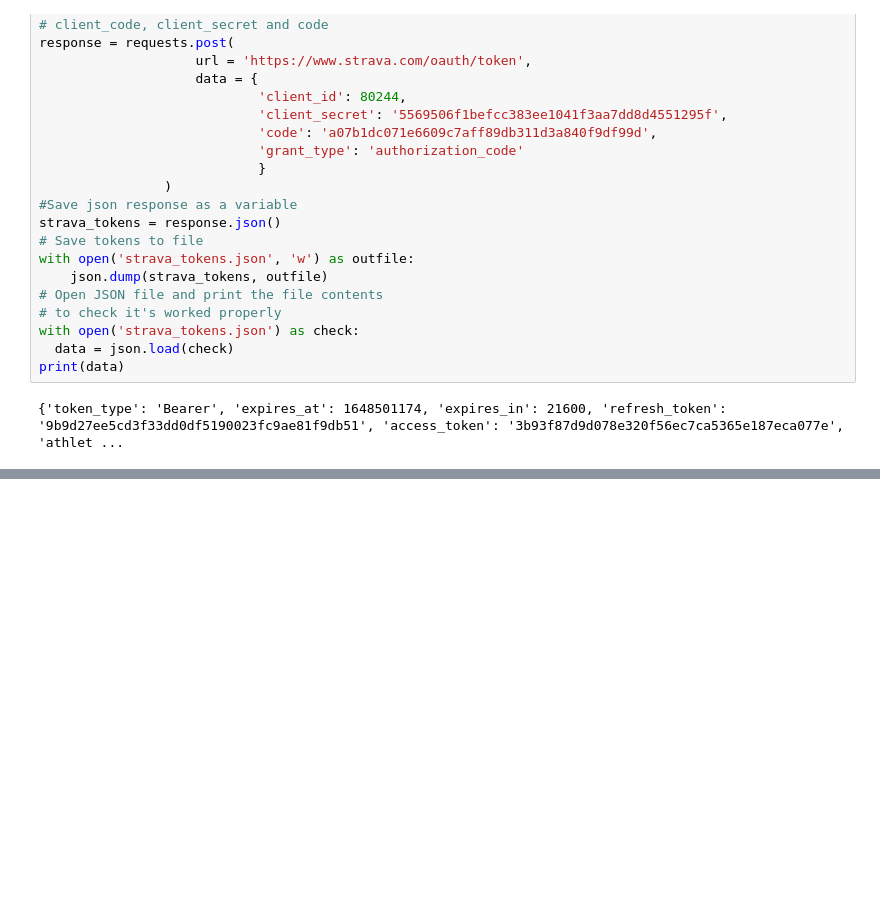
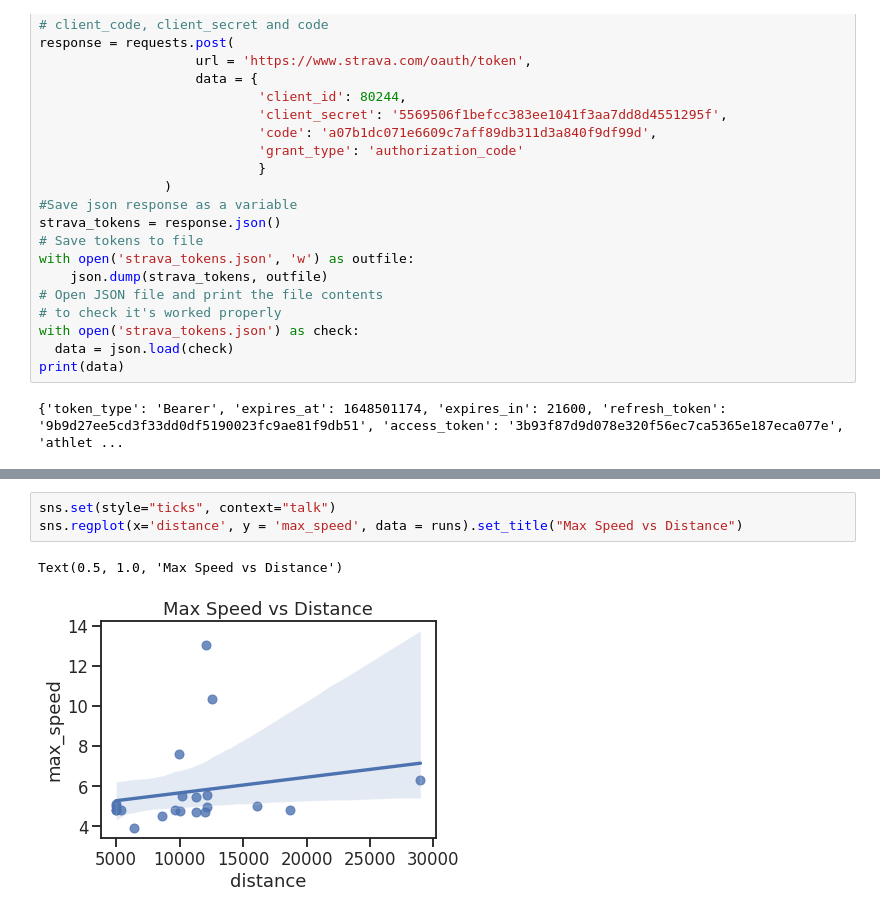
Before and after one commit to egersack/finalproject, a Jupyter notebook: PROJECT.ipynb, the cells around one changed output, grey strips where cells are left out. Drawn from its saved outputs; the diff is of its cells as text; blank space fills up the shorter version.

```diff
--- a/PROJECT.ipynb
+++ b/PROJECT.ipynb
@@ -202,0 +120,6 @@ activities.to_csv('strava_activities.csv')
+# %%
+sns.set(style="ticks", context="talk")
+sns.regplot(x='distance', y = 'max_speed', data = runs).set_title("Max Speed vs Distance")
+# %% [output]
+Text(0.5, 1.0, 'Max Speed vs Distance')
+[figure, added]
```
Also changed, not shown: parts of 12 cells of this notebook.
